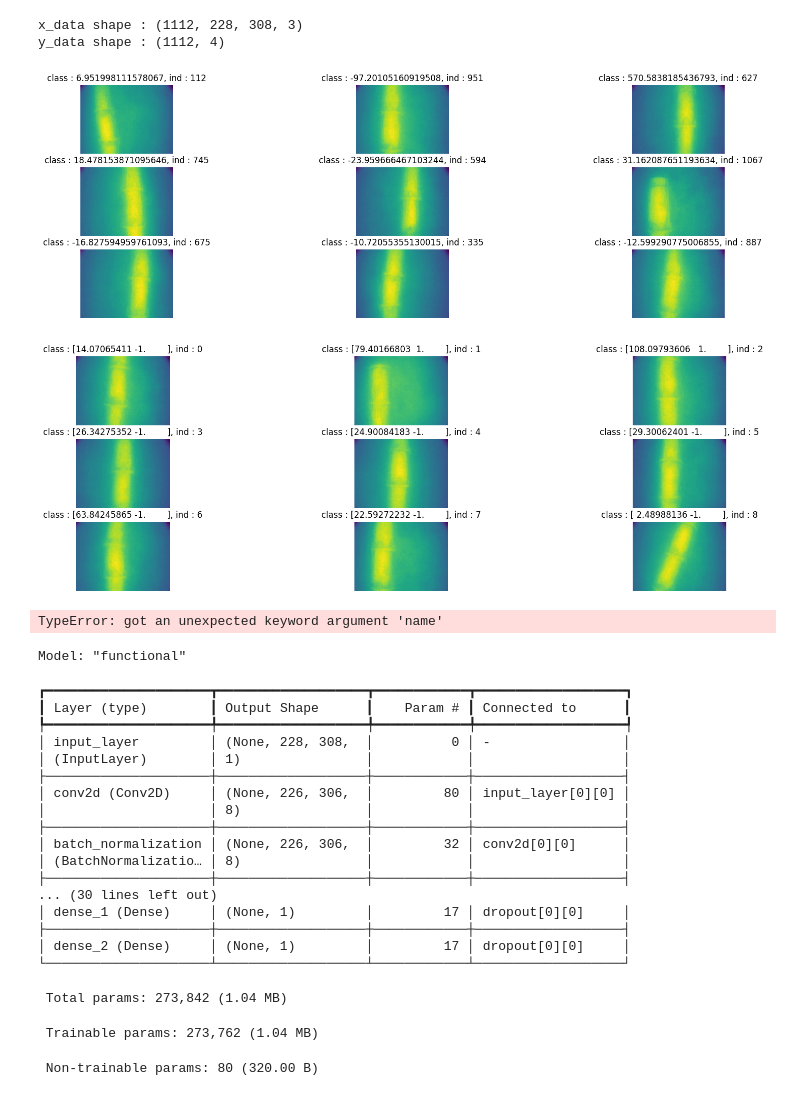
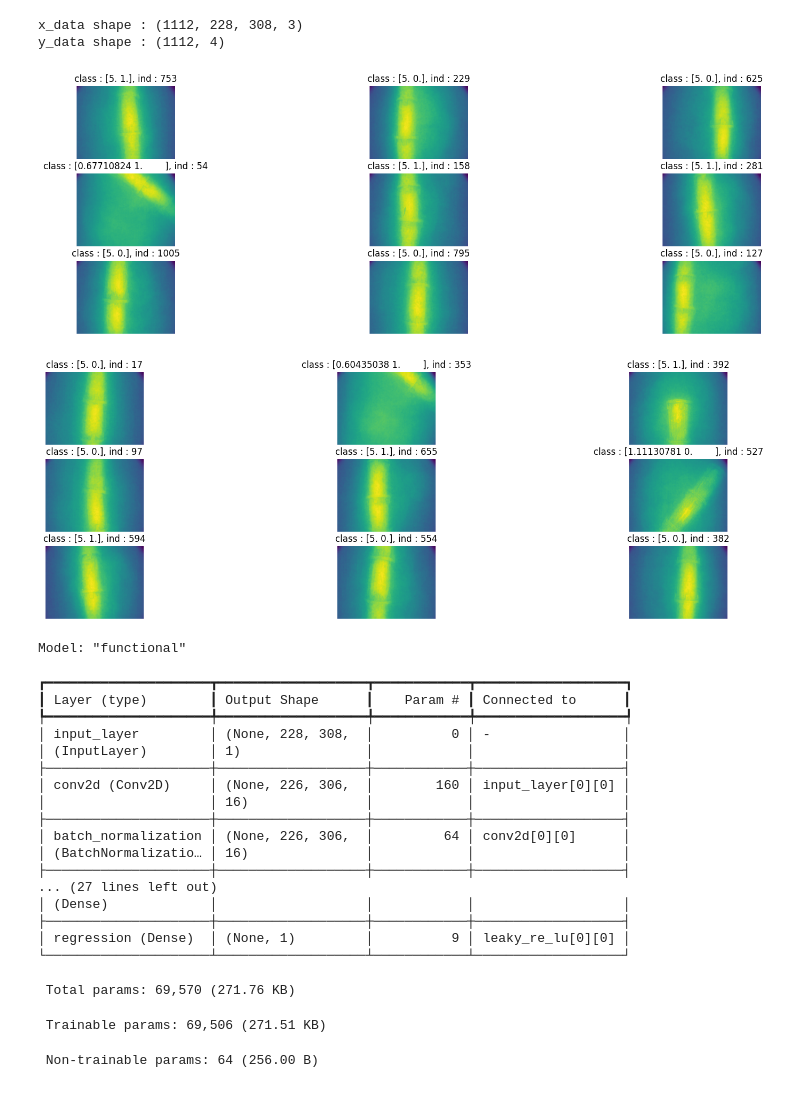
Before and after one commit to JalilBNH/M2TSI, a Jupyter notebook: tp4/dev.ipynb, the cells around one changed output. Saved outputs shown, nothing was run; the diff lists cells and outputs as text; code cells hidden in the pictures.

```diff
--- a/tp4/dev.ipynb
+++ b/tp4/dev.ipynb
@@ -23,15 +23,23 @@ print(f'y_data shape : {y_data.shape}')
 x_data shape : (1112, 228, 308, 3)
 y_data shape : (1112, 4)
 # %%
-def preprocess(x_data):
+def preprocess_input(x_data):
     gray_images = np.array([cv2.cvtColor(image, cv2.COLOR_RGB2GRAY) for image in x_data])
     gray_images = gray_images.astype('float32') / 255.0
     gray_images = np.expand_dims(gray_images, -1)
 
     return gray_images
-# %%
-x_data = preprocess(x_data)
+# %%
+def preprocess_output(y_data):
+    y_data = y_data[:, 0:2]
+    y_data[:, 0] = np.abs(y_data[:, 0])
+    y_data[:, 0] = np.clip(y_data[:, 0], 0, 5)
+    y_data[:, 1] = (y_data[:, 1] >= 0).astype(int)
+    return y_data
+# %%
+x_data = preprocess_input(x_data)
+y_data = preprocess_output(y_data)
 # %%
-visualize_data_sample(x=x_data, y=y_data[:, 0], random=True)
+visualize_data_sample(x=x_data, y=y_data, random=True)
 # %% [output]
-[figure, old version]
+[figure, new version]
@@ -41,9 +46,9 @@ y_data[:, 0] = np.abs(y_data[:, 0])
 # %%
 x_train, x_test, y_train, y_test = train_test_split(x_data, y_data, train_size=0.8, shuffle=True)
 # %%
-visualize_data_sample(x_train, y_train, random=False)
+visualize_data_sample(x_train, y_train, random=True)
 # %% [output]
-[figure, old version]
+[figure, new version]
 # %%
 def print_angle_value(tan):
     print(f'rad value : {math.atan(tan)}')
@@ -51,37 +56,37 @@ def print_angle_value(tan):
 # %%
 input = Input((228, 308, 1))
 
-x = Conv2D(filters=8, kernel_size=3, strides=1)(input)
+x = Conv2D(filters=16, kernel_size=3, strides=1)(input)
 x = BatchNormalization()(x)
-x = LeakyReLU()(x)
+x = ReLU()(x)
 x = MaxPool2D()(x)
 
-x = Conv2D(filters=16, kernel_size=3, strides=2)(x)
+
+x = Conv2D(filters=8, kernel_size=3, strides=2)(x)
 x = BatchNormalization()(x)
-x = LeakyReLU()(x)
+x = ReLU()(x)
 x = MaxPool2D()(x)
 
 x = Flatten()(x)
 
-x = Dense(16)(x)
+x = Dense(8)(x)
 x = BatchNormalization()(x)
 x = LeakyReLU()(x)
-x = Dropout(rate = 0.5)(x)
-
-out1 = Dense(1, name='regression_angle')(x)
-out2 = Dense(1, activation='sigmoid', name='classification_sign')(x)
 
 
-model = Model(inputs=input, outputs=[out1, out2])
+classification = Dense(1, activation='sigmoid', name='classification')(x)
+
+regression = Dense(1, name='regression')(x)
+
+
+model = Model(inputs=input, outputs=[classification, regression])
-# %% [output]
-TypeError: got an unexpected keyword argument 'name'
 # %%
 model.summary()
 opt = Adam(learning_rate=0.0005)
 model.compile(
     optimizer=opt,
-    loss={'regression_angle': 'mse', 'classification_sign': binary_crossentropy},
-    metrics={'regression_angle': 'mse', 'classification_sign': 'accuracy'}
+    loss={'classification': 'binary_crossentropy', 'regression': 'mean_squared_error'},
+    metrics={'classification': 'accuracy', 'regression': 'mean_absolute_error'}
 )
 # %% [output]
 Model: "functional"
@@ -91,18 +96,18 @@ Model: "functional"
 │ input_layer         │ (None, 228, 308,  │          0 │ -                 │
 │ (InputLayer)        │ 1)                │            │                   │
 ├─────────────────────┼───────────────────┼────────────┼───────────────────┤
-│ conv2d (Conv2D)     │ (None, 226, 306,  │         80 │ input_layer[0][0] │
-│                     │ 8)                │            │                   │
+│ conv2d (Conv2D)     │ (None, 226, 306,  │        160 │ input_layer[0][0] │
+│                     │ 16)               │            │                   │
 ├─────────────────────┼───────────────────┼────────────┼───────────────────┤
-│ batch_normalization │ (None, 226, 306,  │         32 │ conv2d[0][0]      │
-│ (BatchNormalizatio… │ 8)                │            │                   │
+│ batch_normalization │ (None, 226, 306,  │         64 │ conv2d[0][0]      │
+│ (BatchNormalizatio… │ 16)               │            │                   │
 ├─────────────────────┼───────────────────┼────────────┼───────────────────┤
-... (30 lines left out)
-│ dense_1 (Dense)     │ (None, 1)         │         17 │ dropout[0][0]     │
+... (27 lines left out)
+│ (Dense)             │                   │            │                   │
 ├─────────────────────┼───────────────────┼────────────┼───────────────────┤
-│ dense_2 (Dense)     │ (None, 1)         │         17 │ dropout[0][0]     │
+│ regression (Dense)  │ (None, 1)         │          9 │ leaky_re_lu[0][0] │
 └─────────────────────┴───────────────────┴────────────┴───────────────────┘
- Total params: 273,842 (1.04 MB)
+ Total params: 69,570 (271.76 KB)
- Trainable params: 273,762 (1.04 MB)
+ Trainable params: 69,506 (271.51 KB)
- Non-trainable params: 80 (320.00 B)
+ Non-trainable params: 64 (256.00 B)
 # %%
```
Also changed, not shown: parts of 4 cells of this notebook.
